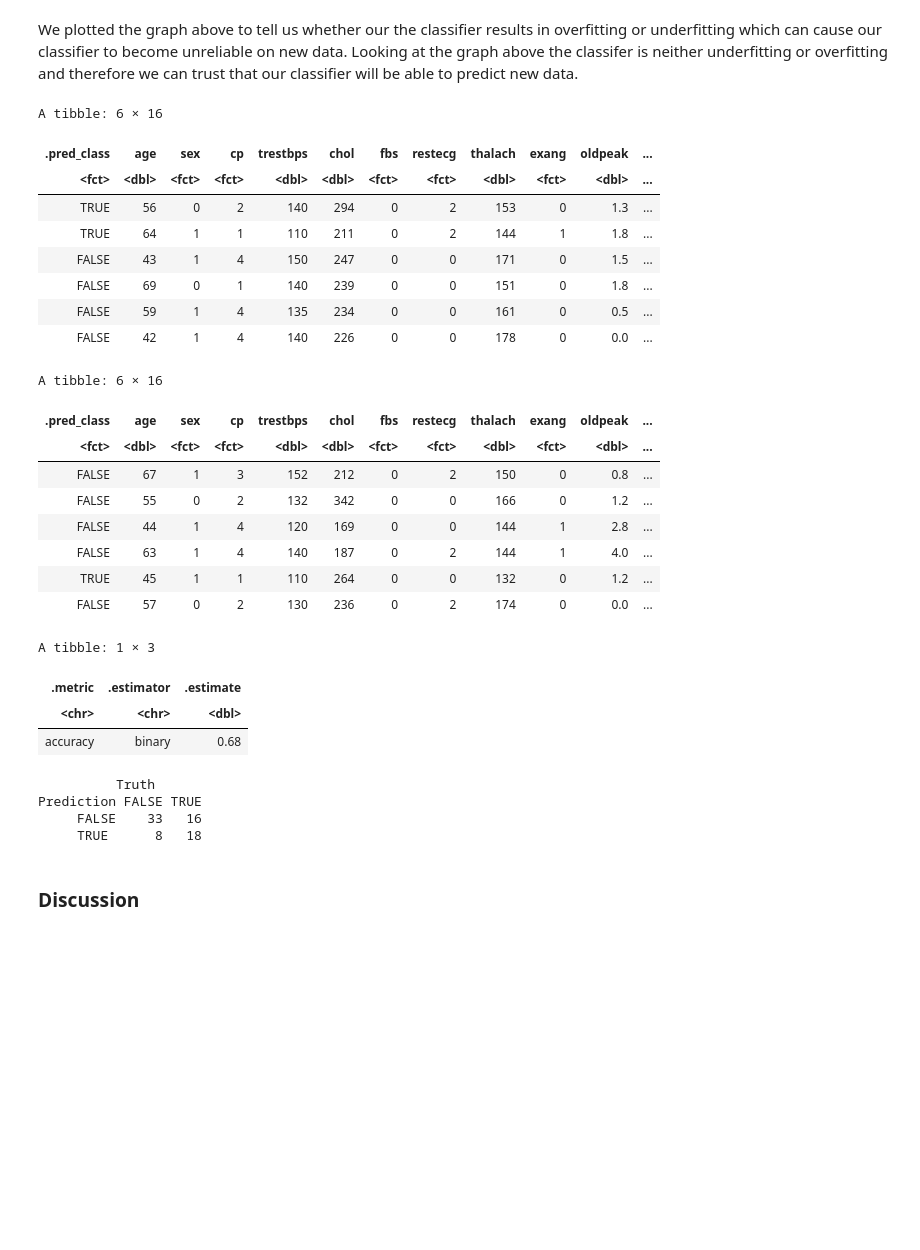
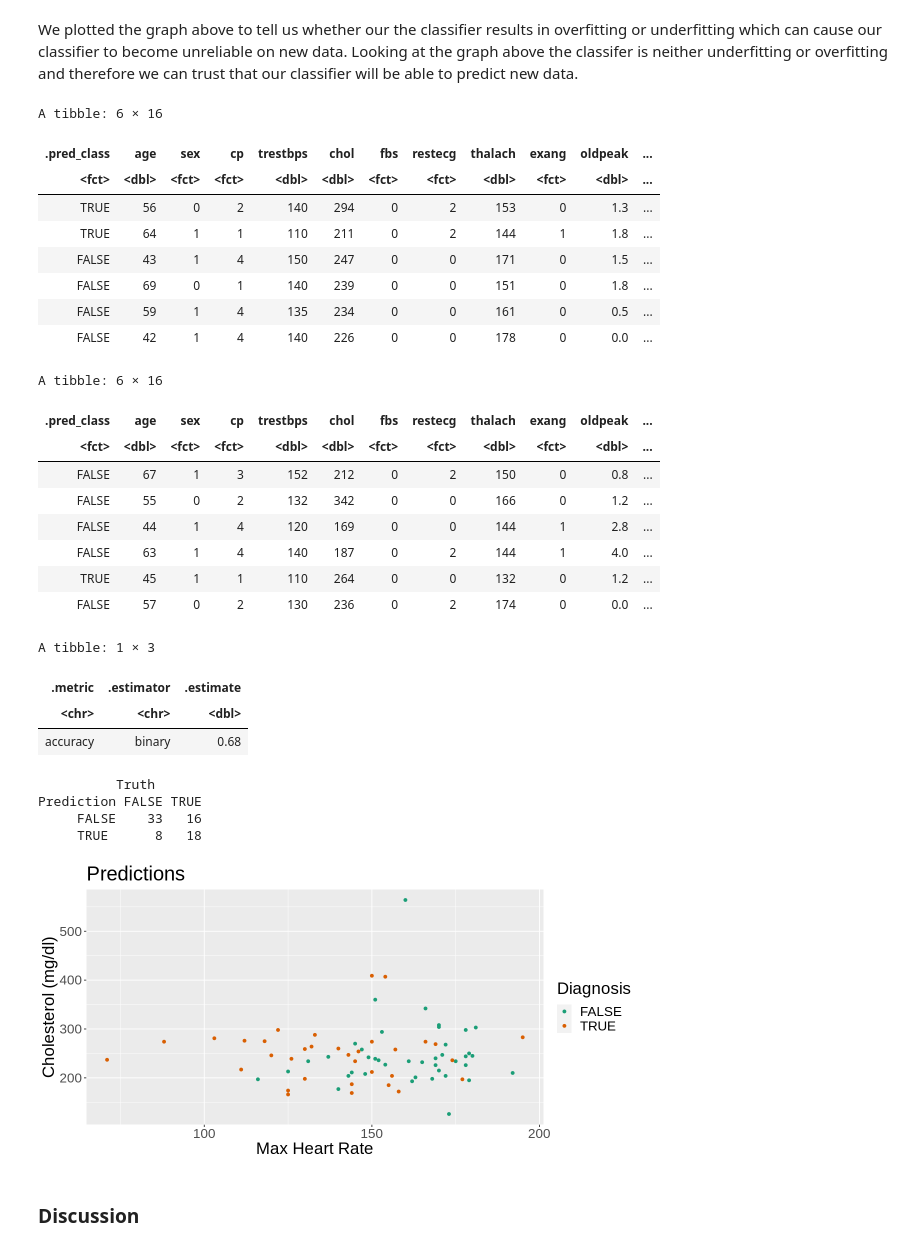
Before and after one commit to Agamchawla/group-29-project, a Jupyter notebook: group_29_project_report.ipynb, the cells around one changed output. Cells and saved outputs as stored; diff of their text form; code cells hidden in the pictures; blank space fills up the shorter version.

```diff
--- a/group_29_project_report.ipynb
+++ b/group_29_project_report.ipynb
@@ -328,13 +302,0 @@ Now that we have a value for $k$, we can create our final spec using `neighbors
-# %%
-set.seed(1)
-
-final_spec <- nearest_neighbor(weight_func="rectangular", neighbors = 74)%>%
-    set_engine("kknn")%>%
-    set_mode("classification")
-
-fit <- workflow()%>%
-    add_recipe(cleveland_recipe)%>%
-    add_model(final_spec)%>%
-    fit(data = cleveland_training)
-
-fit
@@ -425,40 +331,41 @@ conf_mat
 
 #visualizing results
 
-# plot_results <- ggplot(predictions, aes(x = thalach, y = chol, color = diag)) +
-#                  geom_point() +
-#                  labs(x = "Max Heart Rate", y = "Cholesterol (mg/dl)", color = "Diagnosis") +
-#                  ggtitle("Predictions")+
-#                  scale_color_brewer(palette = "Dark2")+
-#                  theme(text = element_text(size = 15))
-# plot_results
+plot_results <- ggplot(predictions, aes(x = thalach, y = chol, color = diag)) +
+                 geom_point() +
+                 labs(x = "Max Heart Rate", y = "Cholesterol (mg/dl)", color = "Diagnosis") +
+                 ggtitle("Predictions")+
+                 scale_color_brewer(palette = "Dark2")+
+                 theme(text = element_text(size = 20))
+plot_results
 # %% [output]
 A tibble: 6 × 16
 | .pred_class | age | sex | cp | trestbps | chol | fbs | restecg | thalach | exang | oldpeak | ... |
 | <fct> | <dbl> | <fct> | <fct> | <dbl> | <dbl> | <fct> | <fct> | <dbl> | <fct> | <dbl> | ... |
 | TRUE | 56 | 0 | 2 | 140 | 294 | 0 | 2 | 153 | 0 | 1.3 | ... |
 | TRUE | 64 | 1 | 1 | 110 | 211 | 0 | 2 | 144 | 1 | 1.8 | ... |
 | FALSE | 43 | 1 | 4 | 150 | 247 | 0 | 0 | 171 | 0 | 1.5 | ... |
 | FALSE | 69 | 0 | 1 | 140 | 239 | 0 | 0 | 151 | 0 | 1.8 | ... |
 | FALSE | 59 | 1 | 4 | 135 | 234 | 0 | 0 | 161 | 0 | 0.5 | ... |
 | FALSE | 42 | 1 | 4 | 140 | 226 | 0 | 0 | 178 | 0 | 0.0 | ... |
 A tibble: 6 × 16
 | .pred_class | age | sex | cp | trestbps | chol | fbs | restecg | thalach | exang | oldpeak | ... |
 | <fct> | <dbl> | <fct> | <fct> | <dbl> | <dbl> | <fct> | <fct> | <dbl> | <fct> | <dbl> | ... |
 | FALSE | 67 | 1 | 3 | 152 | 212 | 0 | 2 | 150 | 0 | 0.8 | ... |
 | FALSE | 55 | 0 | 2 | 132 | 342 | 0 | 0 | 166 | 0 | 1.2 | ... |
 | FALSE | 44 | 1 | 4 | 120 | 169 | 0 | 0 | 144 | 1 | 2.8 | ... |
 | FALSE | 63 | 1 | 4 | 140 | 187 | 0 | 2 | 144 | 1 | 4.0 | ... |
 | TRUE | 45 | 1 | 1 | 110 | 264 | 0 | 0 | 132 | 0 | 1.2 | ... |
 | FALSE | 57 | 0 | 2 | 130 | 236 | 0 | 2 | 174 | 0 | 0.0 | ... |
 A tibble: 1 × 3
 | .metric | .estimator | .estimate |
 | <chr> | <chr> | <dbl> |
 | accuracy | binary | 0.68 |
           Truth
 Prediction FALSE TRUE
      FALSE    33   16
      TRUE      8   18
+[figure, added]
 # %% [markdown]
 ### Discussion
 # %% [markdown]
```
Also changed, not shown: parts of 42 cells of this notebook.
